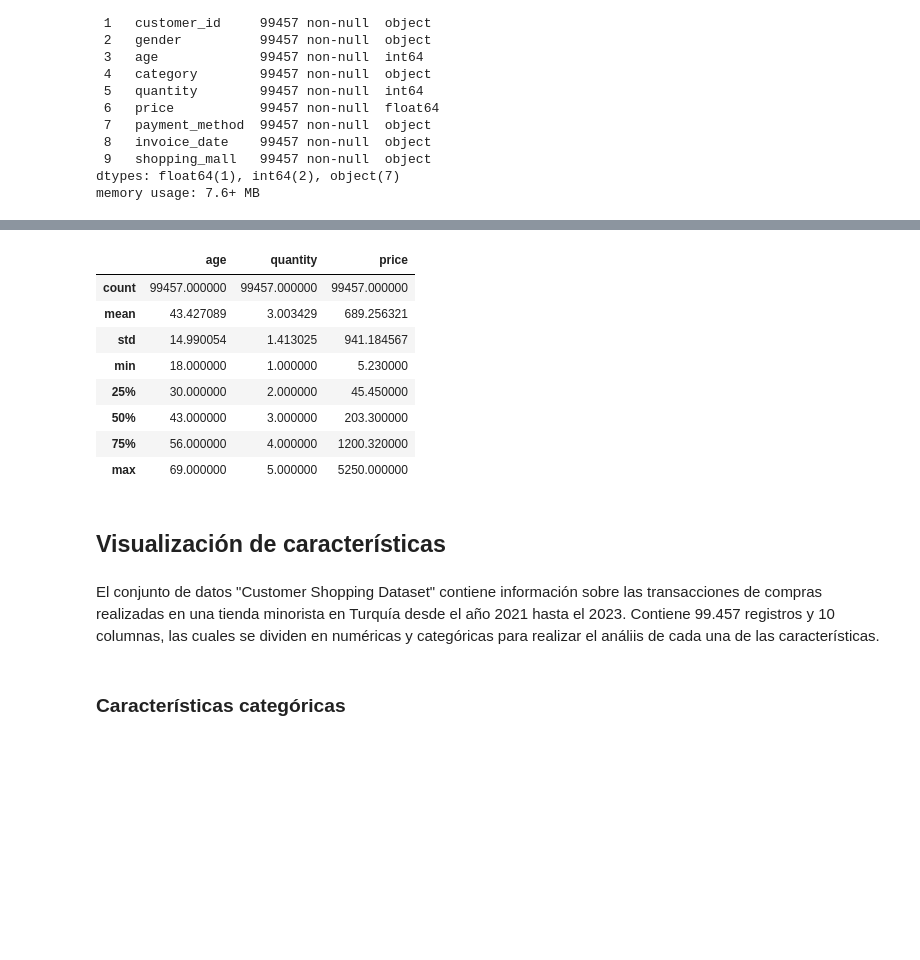
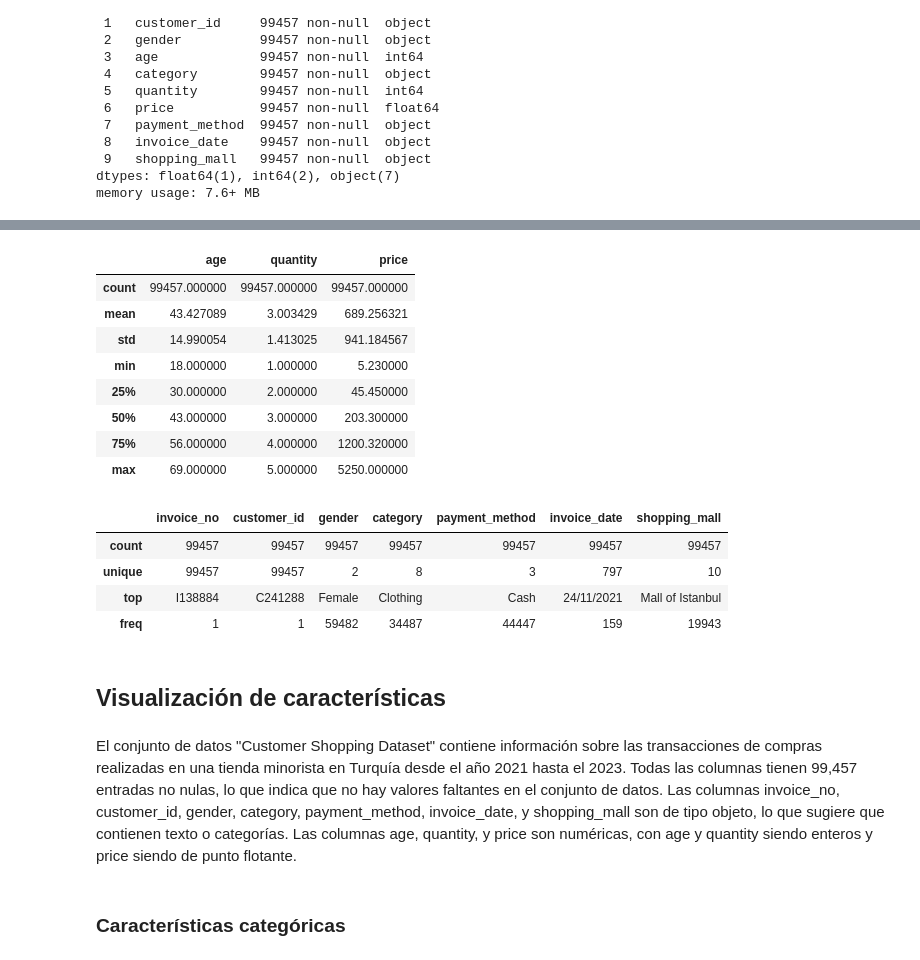
Before and after one commit to Mdm2016/Monografia-udea-cohorte-5, a Jupyter notebook: entregable_ii/2.analitica_descriptiva.ipynb, the cells around one changed output, grey strips where cells are left out. Saved outputs shown, nothing was run; the diff lists cells and outputs as text; code cells hidden in the pictures; blank space fills up the shorter version.

```diff
--- a/entregable_ii/2.analitica_descriptiva.ipynb
+++ b/entregable_ii/2.analitica_descriptiva.ipynb
@@ -208,19 +278,27 @@ memory usage: 7.6+ MB
+# %%
+shopping_data.describe()
+# %% [output]
+|  | age | quantity | price |
+| count | 99457.000000 | 99457.000000 | 99457.000000 |
+| mean | 43.427089 | 3.003429 | 689.256321 |
+| std | 14.990054 | 1.413025 | 941.184567 |
+| min | 18.000000 | 1.000000 | 5.230000 |
+| 25% | 30.000000 | 2.000000 | 45.450000 |
+| 50% | 43.000000 | 3.000000 | 203.300000 |
+| 75% | 56.000000 | 4.000000 | 1200.320000 |
+| max | 69.000000 | 5.000000 | 5250.000000 |
 # %%
-shopping_data.describe()
+shopping_data.describe(include=[object])
 # %% [output]
-|  | age | quantity | price |
-| count | 99457.000000 | 99457.000000 | 99457.000000 |
-| mean | 43.427089 | 3.003429 | 689.256321 |
-| std | 14.990054 | 1.413025 | 941.184567 |
-| min | 18.000000 | 1.000000 | 5.230000 |
-| 25% | 30.000000 | 2.000000 | 45.450000 |
-| 50% | 43.000000 | 3.000000 | 203.300000 |
-| 75% | 56.000000 | 4.000000 | 1200.320000 |
-| max | 69.000000 | 5.000000 | 5250.000000 |
+|  | invoice_no | customer_id | gender | category | payment_method | invoice_date | shopping_mall |
+| count | 99457 | 99457 | 99457 | 99457 | 99457 | 99457 | 99457 |
+| unique | 99457 | 99457 | 2 | 8 | 3 | 797 | 10 |
+| top | I138884 | C241288 | Female | Clothing | Cash | 24/11/2021 | Mall of Istanbul |
+| freq | 1 | 1 | 59482 | 34487 | 44447 | 159 | 19943 |
 # %% [markdown]
 ## Visualización de características
 # %% [markdown]
-El conjunto de datos "Customer Shopping Dataset" contiene información sobre las transacciones de compras realizadas en una tienda minorista en Turquía desde el año 2021 hasta el 2023. Contiene 99.457 registros y 10 columnas, las cuales se dividen en numéricas y categóricas para realizar el análiis de cada una de las características.
+El conjunto de datos "Customer Shopping Dataset" contiene información sobre las transacciones de compras realizadas en una tienda minorista en Turquía desde el año 2021 hasta el 2023. Todas las columnas tienen 99,457 entradas no nulas, lo que indica que no hay valores faltantes en el conjunto de datos. Las columnas invoice_no, customer_id, gender, category, payment_method, invoice_date, y shopping_mall son de tipo objeto, lo que sugiere que contienen texto o categorías. Las columnas age, quantity, y price son numéricas, con age y quantity siendo enteros y price siendo de punto flotante.
 # %%
 shopping_categorical = shopping_data.select_dtypes(include=['object'])
 shopping_numeric = shopping_data.select_dtypes(include=[np.number])
```
Also changed, not shown: parts of 22 cells of this notebook, 20 other files.
